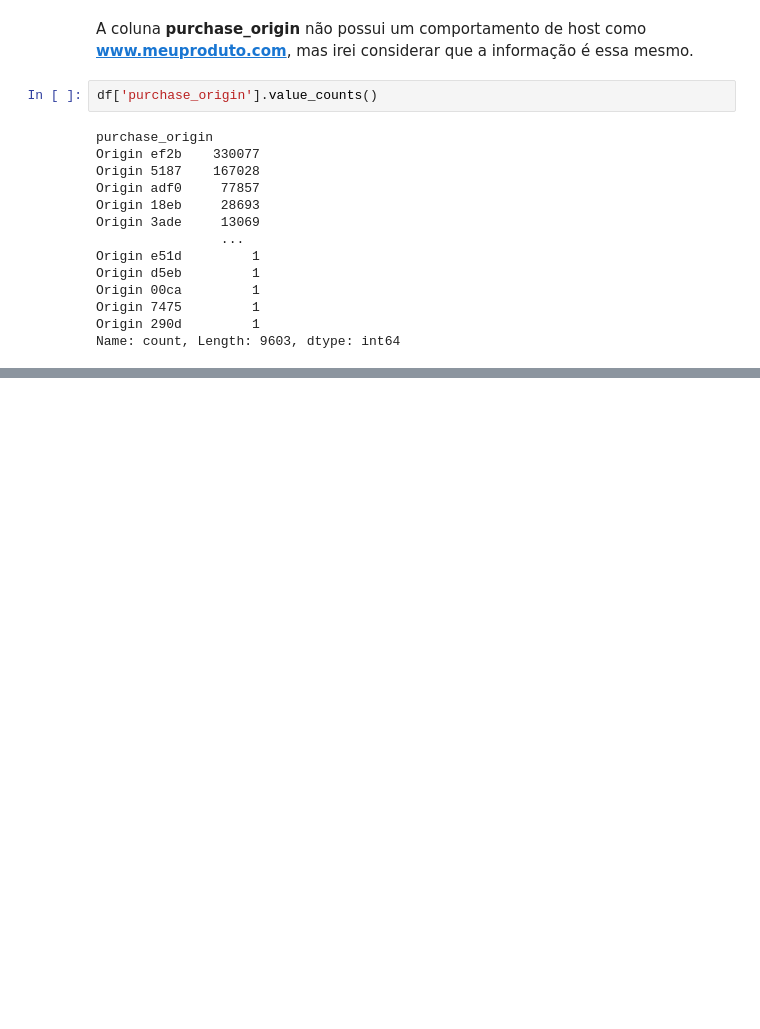
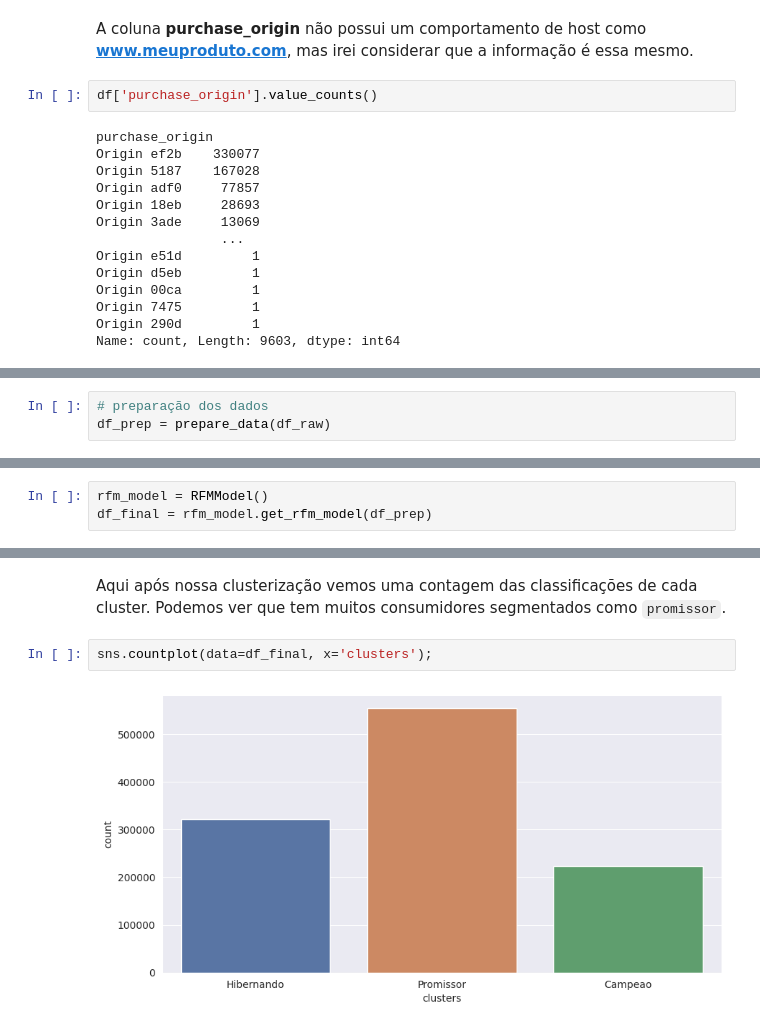
Before and after one commit to Marcoslsl/HMCase, a Jupyter notebook: Main.ipynb, the cells around one changed output, grey strips where cells are left out. Drawn from its saved outputs; the diff is of its cells as text; blank space fills up the shorter version.

```diff
--- a/Main.ipynb
+++ b/Main.ipynb
@@ -134,0 +429,3 @@ Name: count, Length: 279, dtype: int64
+# %%
+# preparação dos dados
+df_prep = prepare_data(df_raw)
@@ -134,0 +463,3 @@ Name: count, Length: 279, dtype: int64
+# %%
+rfm_model = RFMModel()
+df_final = rfm_model.get_rfm_model(df_prep)
@@ -134,0 +488,7 @@ Name: count, Length: 279, dtype: int64
+# %% [markdown]
+Aqui após nossa clusterização vemos uma contagem das classificações de cada cluster. Podemos ver que tem
+muitos consumidores segmentados como `promissor`.
+# %%
+sns.countplot(data=df_final, x='clusters');
+# %% [output]
+[figure, added]
```
Also changed, not shown: parts of 83 cells of this notebook, 10 other files.
